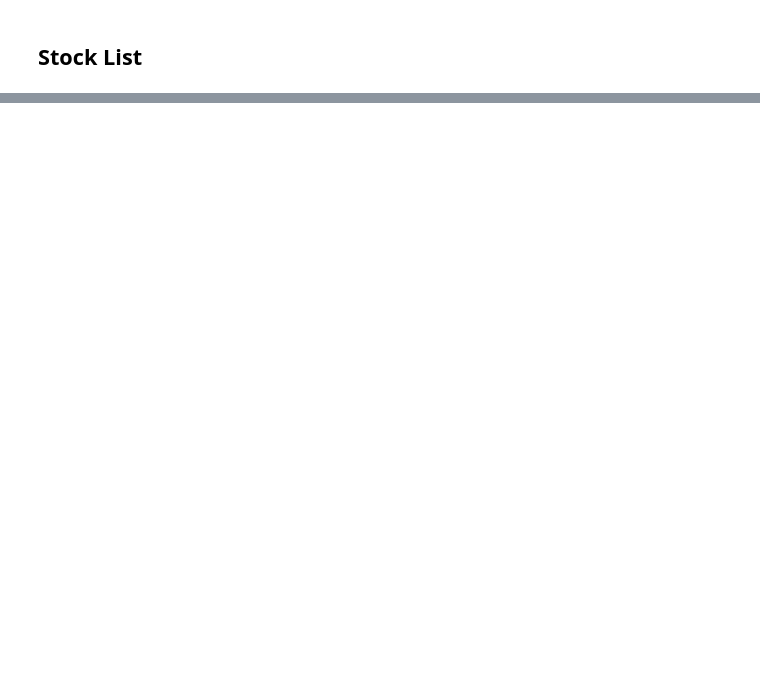
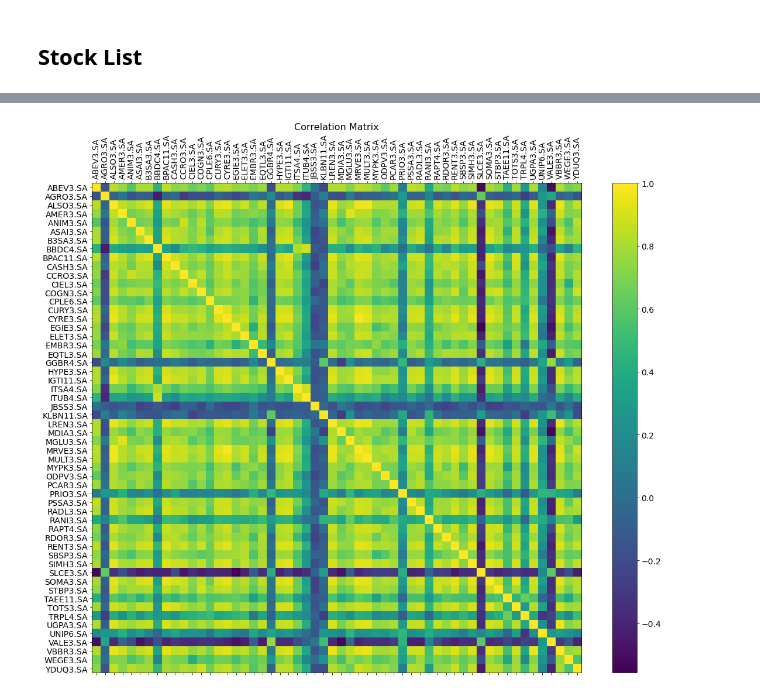
Before and after one commit to alanceloth/PortfolioDS, a Jupyter notebook: Portfolio Optimization - Markowitz/portfolio_optimization_markowitz.ipynb, the cells around one changed output, grey strips where cells are left out. Drawn from its saved outputs; the diff is of its cells as text; code cells hidden in the pictures; blank space fills up the shorter version.

```diff
--- a/Portfolio Optimization - Markowitz/portfolio_optimization_markowitz.ipynb
+++ b/Portfolio Optimization - Markowitz/portfolio_optimization_markowitz.ipynb
@@ -36,15 +43,23 @@ from pypfopt.discrete_allocation import DiscreteAllocation, get_latest_prices
 
 #source: https://infograficos.valor.globo.com/carteira-valor/
 #november-22
+'''
+Removed:
+1 Failed download:
+- AURE3.SA: Data doesn't exist for startDate = 1514775600, endDate = 1640919600
+'''
 
-lista_tickers = ['ITUB4','VALE3', 'B3SA3','MULT3','BBDC4','LREN3','BPAC11','ITSA4','ASAI3','ALSO3', 'ANIM3','CYRE3','SBSP3','SOMA3','RENT3','MULT3','IGTI11', 'RDOR3','CCRO3','CIEL3',
+lista_tickers = ['ITUB4','VALE3', 'B3SA3','MULT3','BBDC4','LREN3','BPAC11','ITSA4','ALSO3', 'ANIM3','CYRE3','SBSP3','SOMA3','RENT3','MULT3','RDOR3','CCRO3','CIEL3',
 'CASH3','AGRO3','HYPE3', 'PRIO3', 'UNIP6', 'ELET3', 'PCAR3', 'RDOR3', 'WEGE3', 'ABEV3', 'LREN3', 'TOTS3','CYRE3', 'GGBR4', 'RADL3', 'COGN3', 'CURY3','MGLU3','KLBN11','MRVE3', 'YDUQ3',
-'BBDC4', 'ELET3', 'MULT3', 'STBP3', 'VBBR3', 'CCRO3', 'MDIA3', 'VBBR3', 'ALSO3', 'AURE3', 'BPAC11', 'UGPA3', 'SIMH3', 'CPLE6', 'ODPV3', 'TAEE11', 'HYPE3', 'PSSA3', 'TOTS3', 'AMER3',
-'SLCE3', 'GGBR4', 'EMBR3', 'MYPK3', 'TRPL4', 'SLCE3', 'ALSO3', 'EGIE3', 'RANI3', 'RAPT4', 'EQTL3', 'JBSS3' ]
+'BBDC4', 'ELET3', 'MULT3', 'STBP3', 'VBBR3', 'CCRO3', 'MDIA3', 'VBBR3', 'ALSO3', 'BPAC11', 'UGPA3', 'SIMH3', 'CPLE6', 'ODPV3', 'TAEE11', 'HYPE3', 'PSSA3', 'TOTS3', 'AMER3',
+'SLCE3', 'GGBR4', 'EMBR3', 'MYPK3', 'TRPL4', 'SLCE3', 'ALSO3', 'EGIE3', 'RANI3', 'RAPT4', 'EQTL3', 'JBSS3', 'ASAI3', 'IGTI11' ]
 
 
 lista_tickers = list(set(lista_tickers))
 #lista_tickers = list(OrderedDict.fromkeys(lista_tickers))
 
+for i in range(len(lista_tickers)):
+    lista_tickers[i] = lista_tickers[i] +'.SA'
+
 len(lista_tickers)
 # %% [output]
@@ -142,0 +67,4 @@ df2
+# %%
+df = yf.download(lista_tickers, start='2021-11-22', end='2022-05-22')['Adj Close']
+df = df.dropna()
+df.head()
@@ -145,5 +98,5 @@ df2
 # %%
 
-mean = expected_returns.mean_historical_return(df2)
+mean = expected_returns.mean_historical_return(df)
 
-s = CovarianceShrinkage(df2).ledoit_wolf()
+s = CovarianceShrinkage(df).ledoit_wolf()
@@ -149,0 +124,10 @@ s = CovarianceShrinkage(df2).ledoit_wolf()
+# %%
+f = plt.figure(figsize=(19, 15))
+plt.matshow(s.corr(), fignum=f.number)
+plt.xticks(range(s.select_dtypes(['number']).shape[1]), s.select_dtypes(['number']).columns, fontsize=14, rotation=90)
+plt.yticks(range(s.select_dtypes(['number']).shape[1]), s.select_dtypes(['number']).columns, fontsize=14)
+cb = plt.colorbar()
+cb.ax.tick_params(labelsize=14)
+plt.title('Correlation Matrix', fontsize=16);
+# %% [output]
+[figure, added]
```
Also changed, not shown: parts of 45 cells of this notebook.
